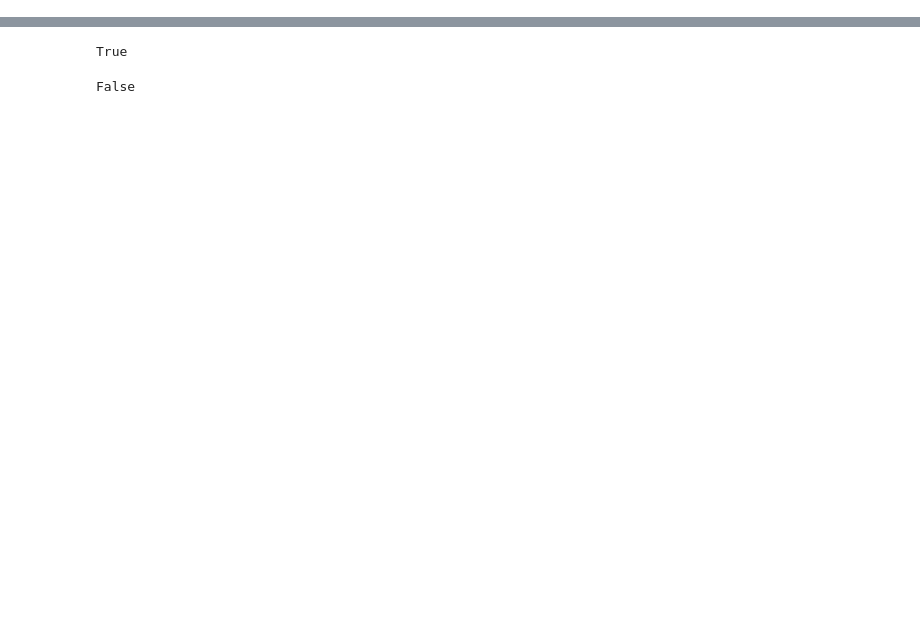
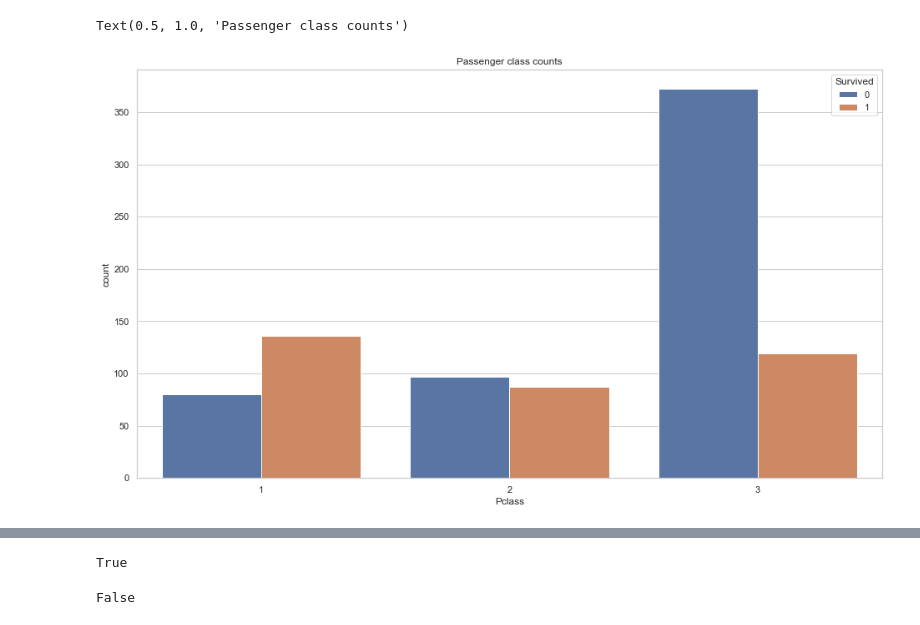
Before and after one commit to GoldenGarr/Titanic-, a Jupyter notebook: Titanic.ipynb, the cells around one changed output, grey strips where cells are left out. Saved outputs shown, nothing was run; the diff lists cells and outputs as text; code cells hidden in the pictures; blank space fills up the shorter version.

```diff
--- a/Titanic.ipynb
+++ b/Titanic.ipynb
@@ -329,0 +86,8 @@ categorical_columns = df.loc[:, df.dtypes == object].columns
+# %%
+fig = plt.figure()
+
+sns.countplot(x=df.Pclass, hue=df.Survived)
+plt.title('Passenger class counts')
+# %% [output]
+Text(0.5, 1.0, 'Passenger class counts')
+[figure, added]
```
Also changed, not shown: parts of 104 cells of this notebook.
